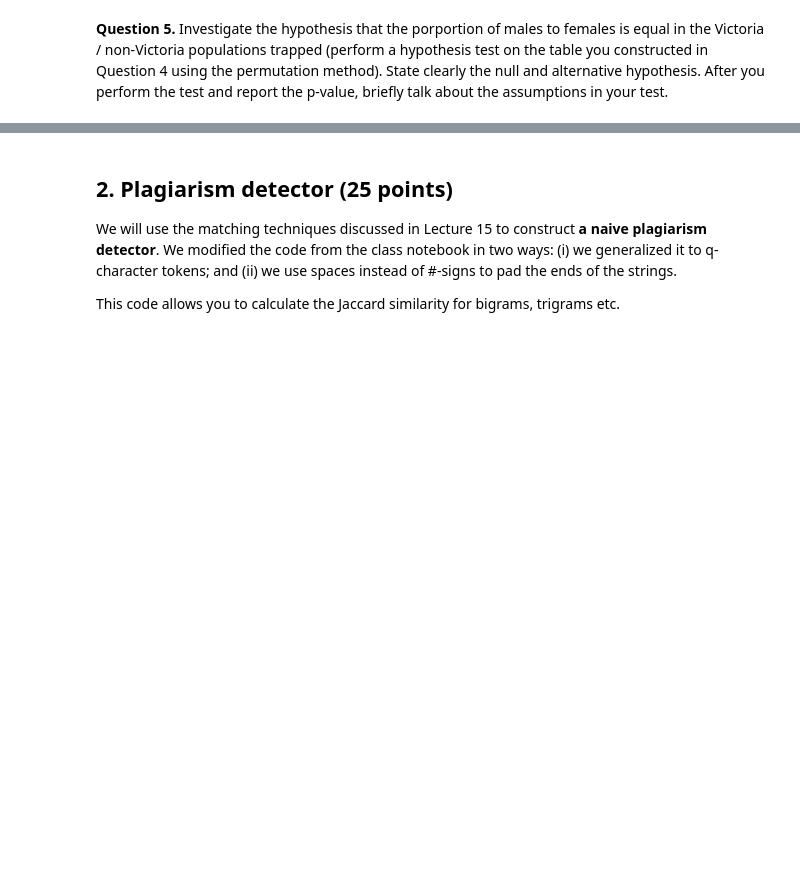
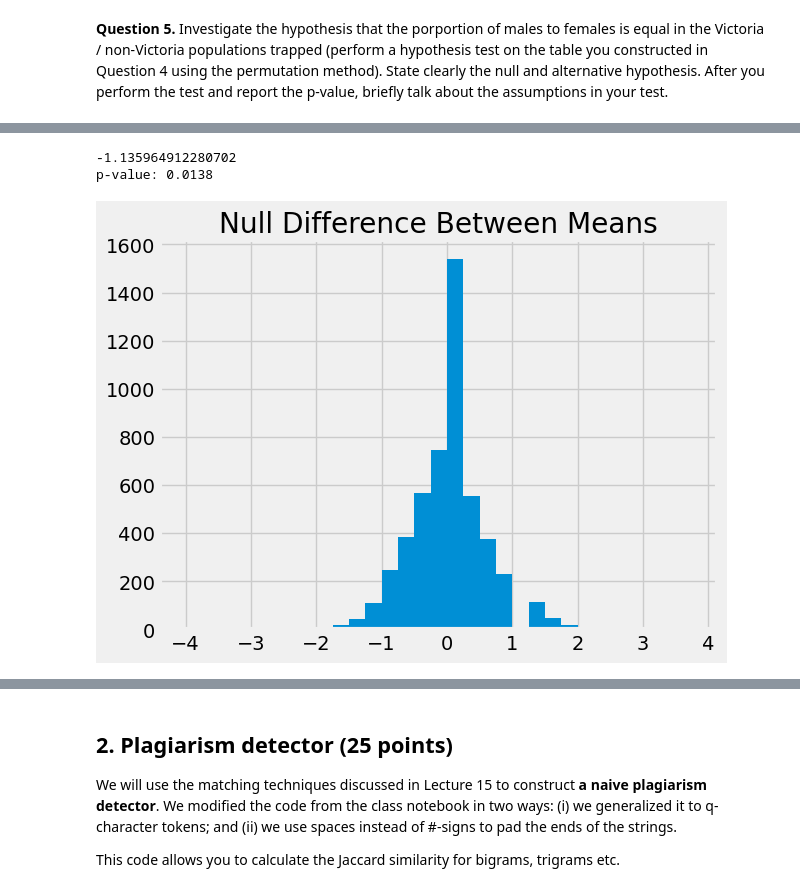
Before and after one commit to mattzhao-R/data-118, a Jupyter notebook: hw/homework07_Fall22.ipynb, the cells around one changed output, grey strips where cells are left out. Drawn from its saved outputs; the diff is of its cells as text; code cells hidden in the pictures; blank space fills up the shorter version.

```diff
--- a/hw/homework07_Fall22.ipynb
+++ b/hw/homework07_Fall22.ipynb
@@ -98,0 +175,31 @@ This should be done using the permutation method. Display the (permutation gener
+# %%
+# permutation generated df
+sexes = p_df[['sex']]
+group_labels = p_df['pop'].values
+differences = np.array([])
+
+for _ in np.arange(5000):
+    shuffled_sexes = sexes.sample(len(sexes),replace = False)['sex'].values
+    shuffled_df=pd.DataFrame({"Shuffled Sexes":shuffled_sexes,"Label":group_labels,"counts":np.zeros(len(sexes))})
+    temp = pd.pivot_table(shuffled_df, index='Label', values=['counts'], columns=['Shuffled Sexes'], aggfunc='count')
+    vic_prop = temp.iloc[0,1] / temp.iloc[0,0]
+    other_prop = temp.iloc[1,1] / temp.iloc[1,0]
+    new_diff=vic_prop-other_prop
+    differences = np.append(differences, new_diff)
+
+# plot of permutation generated null distribution
+plt.hist(differences,bins=np.arange(-4,4,0.25))
+plt.title("Null Difference Between Means");
+
+# observed value of test stat
+vic_prop = q4_table.iloc[0,1] / q4_table.iloc[0,0]
+other_prop = q4_table.iloc[1,1] / q4_table.iloc[1,0]
+observed_difference = vic_prop - other_prop
+print(observed_difference)
+
+# p-value
+print('p-value:',np.count_nonzero(observed_difference > differences) / len(differences))
+# %% [output]
+-1.135964912280702
+p-value: 0.0138
+[figure, added]
```
Also changed, not shown: parts of 35 cells of this notebook, 9 other files.
